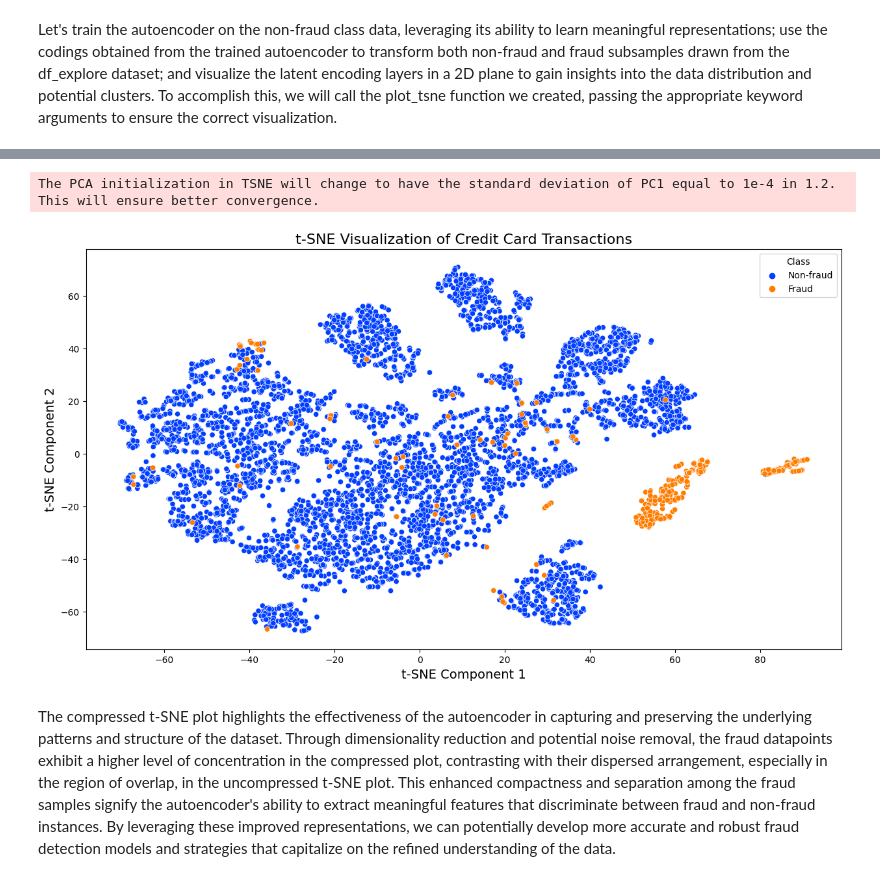
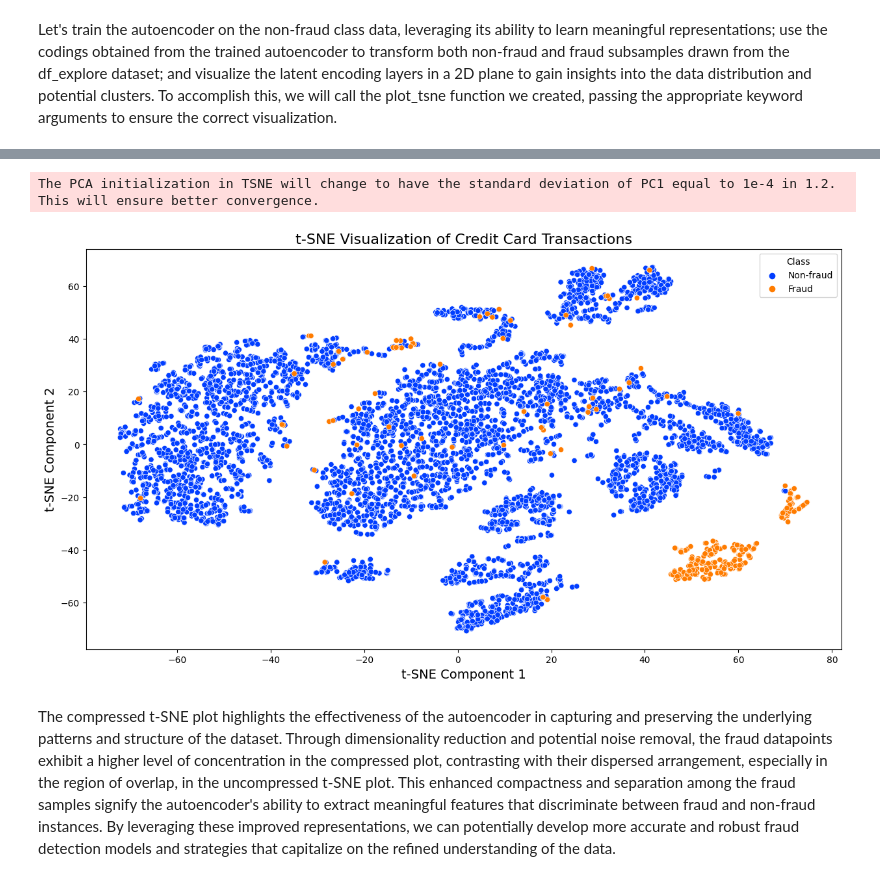
Before and after one commit to KevinChima/Credit-Card-Fraud, a Jupyter notebook: CreditCardFraud.ipynb, the cells around one changed output, grey strips where cells are left out. Saved outputs shown, nothing was run; the diff lists cells and outputs as text; code cells hidden in the pictures.

```diff
--- a/CreditCardFraud.ipynb
+++ b/CreditCardFraud.ipynb
@@ -198,8 +196,8 @@ train, test = train_test_split(df, stratify=df['Class'], test_size=0.2, random_s
 # %%
 # drop duplicated rows in the dataframe
-train = train.drop_duplicates()
+df = df.drop_duplicates()
 
 # check for duplicates
-train.duplicated().sum()
+df.duplicated().sum()
 # %% [output]
 0
@@ -690,5 +689,5 @@ Let's train the autoencoder on the non-fraud class data, leveraging its ability
 # %%
 np.random.seed(42)
 # plots the t-SNE visualization on the encoded generaters 5000 samples
-plot_tsne(df_explore, encoder=True, encoding_units=21, sparsity=True, random_state=56)
+plot_tsne(df_explore, encoder=True, encoding_units=20, sparsity=True, random_state=48)
 # %% [output]
@@ -712,5 +711,5 @@ Tranformed X shape: (5383, 21)
 The PCA initialization in TSNE will change to have the standard deviation of PC1 equal to 1e-4 in 1.2. This will ensure better convergence.
-[figure, old version]
+[figure, new version]
 # %% [markdown]
 The compressed t-SNE plot highlights the effectiveness of the autoencoder in capturing and preserving the underlying patterns and structure of the dataset. Through dimensionality reduction and potential noise removal, the fraud datapoints exhibit a higher level of concentration in the compressed plot, contrasting with their dispersed arrangement, especially in the region of overlap, in the uncompressed t-SNE plot. This enhanced compactness and separation among the fraud samples signify the autoencoder's ability to extract meaningful features that discriminate between fraud and non-fraud instances. By leveraging these improved representations, we can potentially develop more accurate and robust fraud detection models and strategies that capitalize on the refined understanding of the data.
 # %% [markdown]
```
Also changed, not shown: parts of 58 cells of this notebook.
